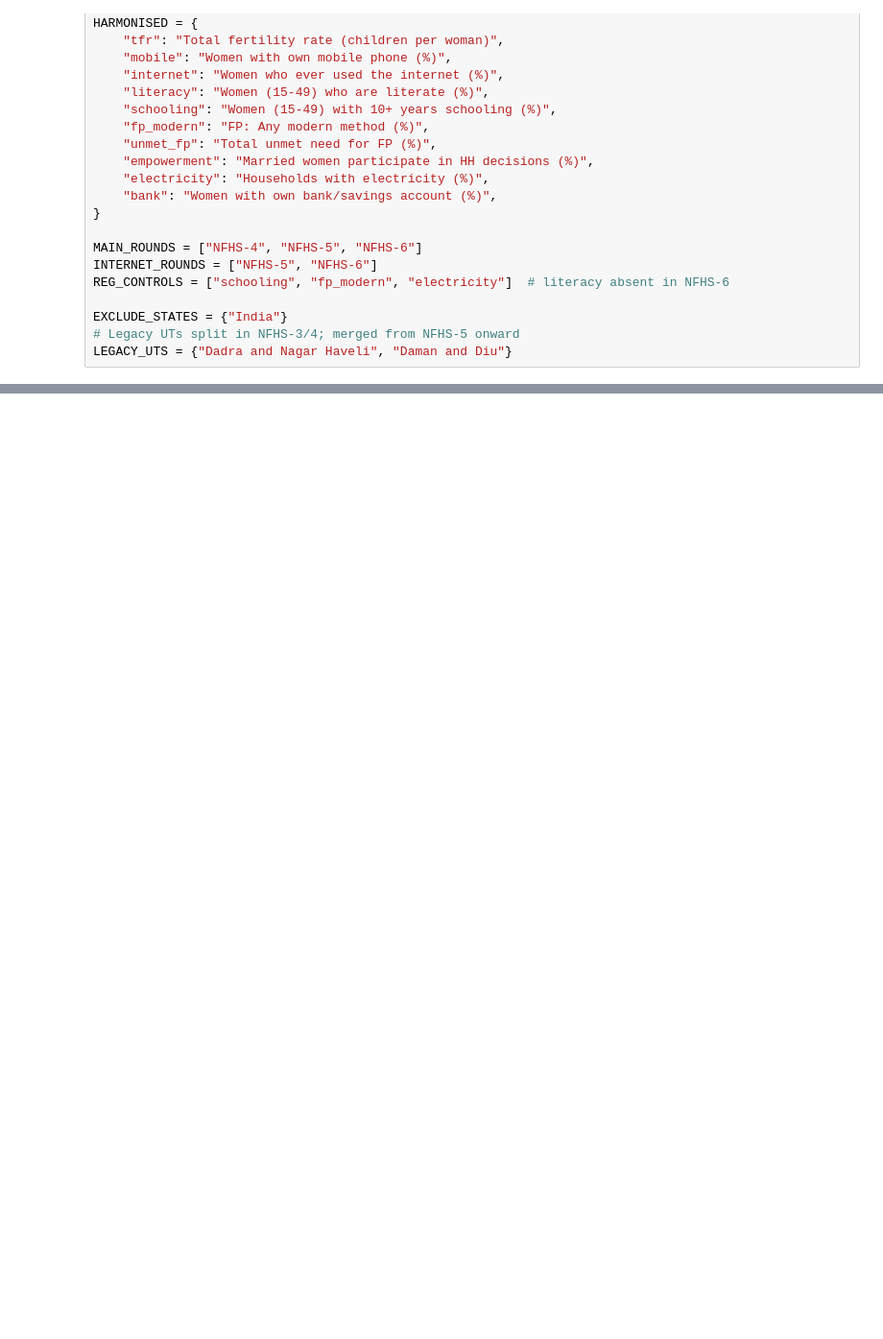
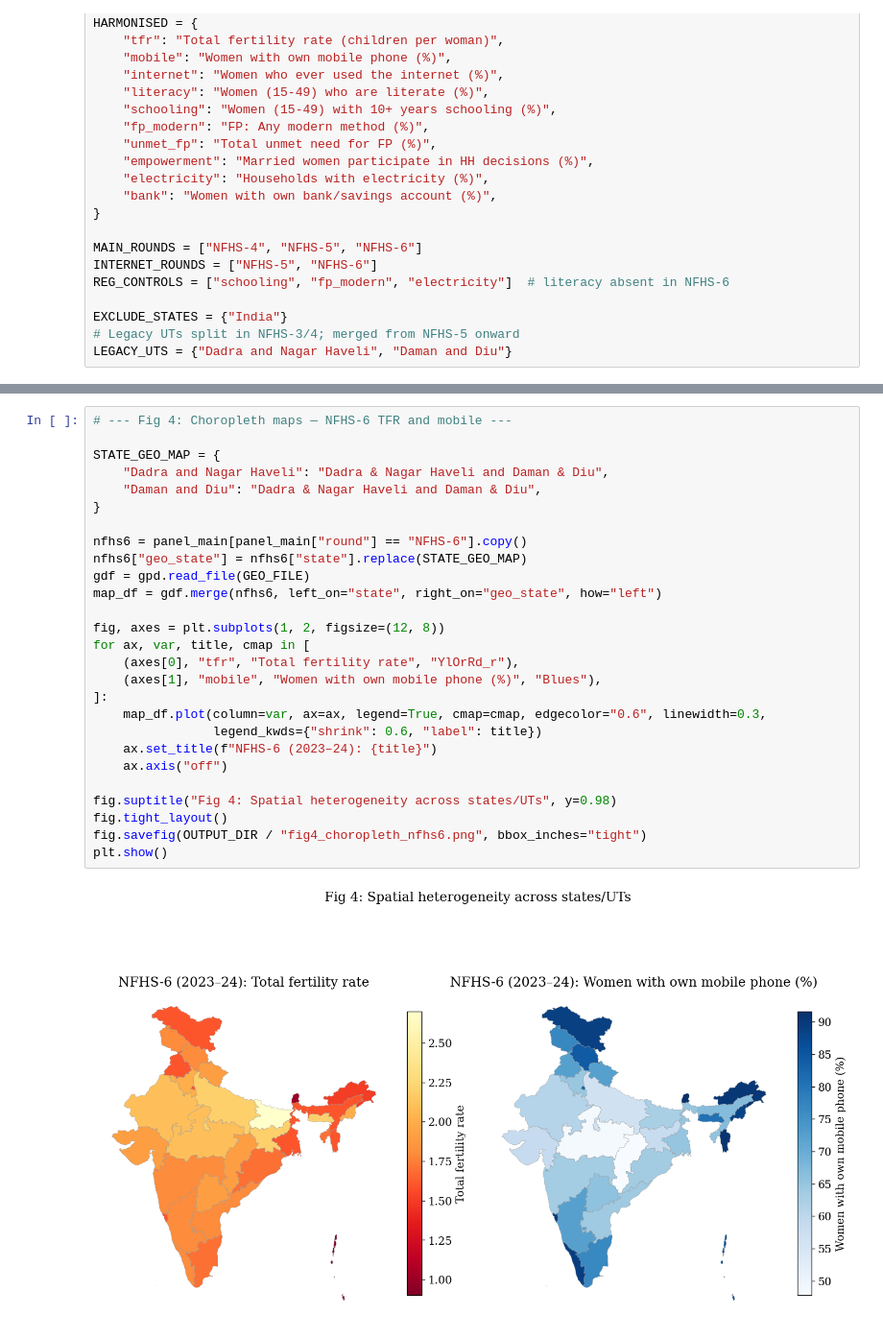
Before and after one commit to Eknoor-S-Sandhu/NFHS_Smartphones_Fertility, a Jupyter notebook: NFHS_3-6.ipynb, the cells around one changed output, grey strips where cells are left out. Shown at 96% size. Saved outputs shown, nothing was run; the diff lists cells and outputs as text; blank space fills up the shorter version.

```diff
--- a/NFHS_3-6.ipynb
+++ b/NFHS_3-6.ipynb
@@ -170,0 +310,29 @@ print(unmapped_phone if len(unmapped_phone) else "  None — all phone measures
+# %%
+# --- Fig 4: Choropleth maps — NFHS-6 TFR and mobile ---
+
+STATE_GEO_MAP = {
+    "Dadra and Nagar Haveli": "Dadra & Nagar Haveli and Daman & Diu",
+    "Daman and Diu": "Dadra & Nagar Haveli and Daman & Diu",
+}
+
+nfhs6 = panel_main[panel_main["round"] == "NFHS-6"].copy()
+nfhs6["geo_state"] = nfhs6["state"].replace(STATE_GEO_MAP)
+gdf = gpd.read_file(GEO_FILE)
+map_df = gdf.merge(nfhs6, left_on="state", right_on="geo_state", how="left")
+
+fig, axes = plt.subplots(1, 2, figsize=(12, 8))
+for ax, var, title, cmap in [
+    (axes[0], "tfr", "Total fertility rate", "YlOrRd_r"),
+    (axes[1], "mobile", "Women with own mobile phone (%)", "Blues"),
+]:
+    map_df.plot(column=var, ax=ax, legend=True, cmap=cmap, edgecolor="0.6", linewidth=0.3,
+                legend_kwds={"shrink": 0.6, "label": title})
+    ax.set_title(f"NFHS-6 (2023–24): {title}")
+    ax.axis("off")
+
+fig.suptitle("Fig 4: Spatial heterogeneity across states/UTs", y=0.98)
+fig.tight_layout()
+fig.savefig(OUTPUT_DIR / "fig4_choropleth_nfhs6.png", bbox_inches="tight")
+plt.show()
+# %% [output]
+[figure, added]
```
Also changed, not shown: parts of 11 cells of this notebook, 15 other files.
